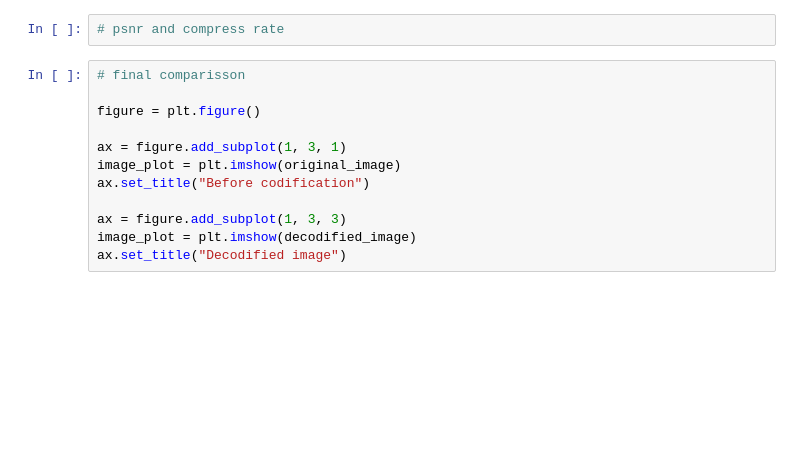
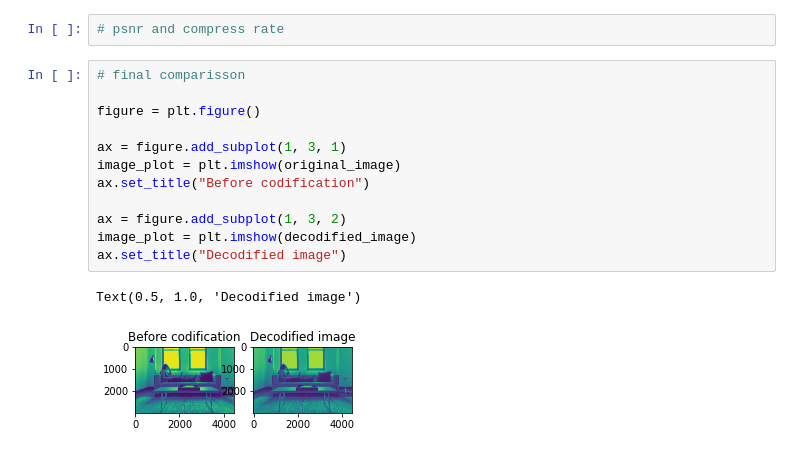
Before and after one commit to lgstvo/tp1-ICV, a Jupyter notebook: image_compressor.ipynb, the cells around one changed output. Saved outputs shown, nothing was run; the diff lists cells and outputs as text; blank space fills up the shorter version.

```diff
--- a/image_compressor.ipynb
+++ b/image_compressor.ipynb
@@ -250,12 +178,15 @@ array([[89, 89, 88, ..., 44, 43, 42],
 # %%
 # final comparisson
 
 figure = plt.figure()
 
 ax = figure.add_subplot(1, 3, 1)
 image_plot = plt.imshow(original_image)
 ax.set_title("Before codification")
 
-ax = figure.add_subplot(1, 3, 3)
+ax = figure.add_subplot(1, 3, 2)
 image_plot = plt.imshow(decodified_image)
 ax.set_title("Decodified image")
+# %% [output]
+Text(0.5, 1.0, 'Decodified image')
+[figure, added]
```
Also changed, not shown: parts of 22 cells of this notebook.
